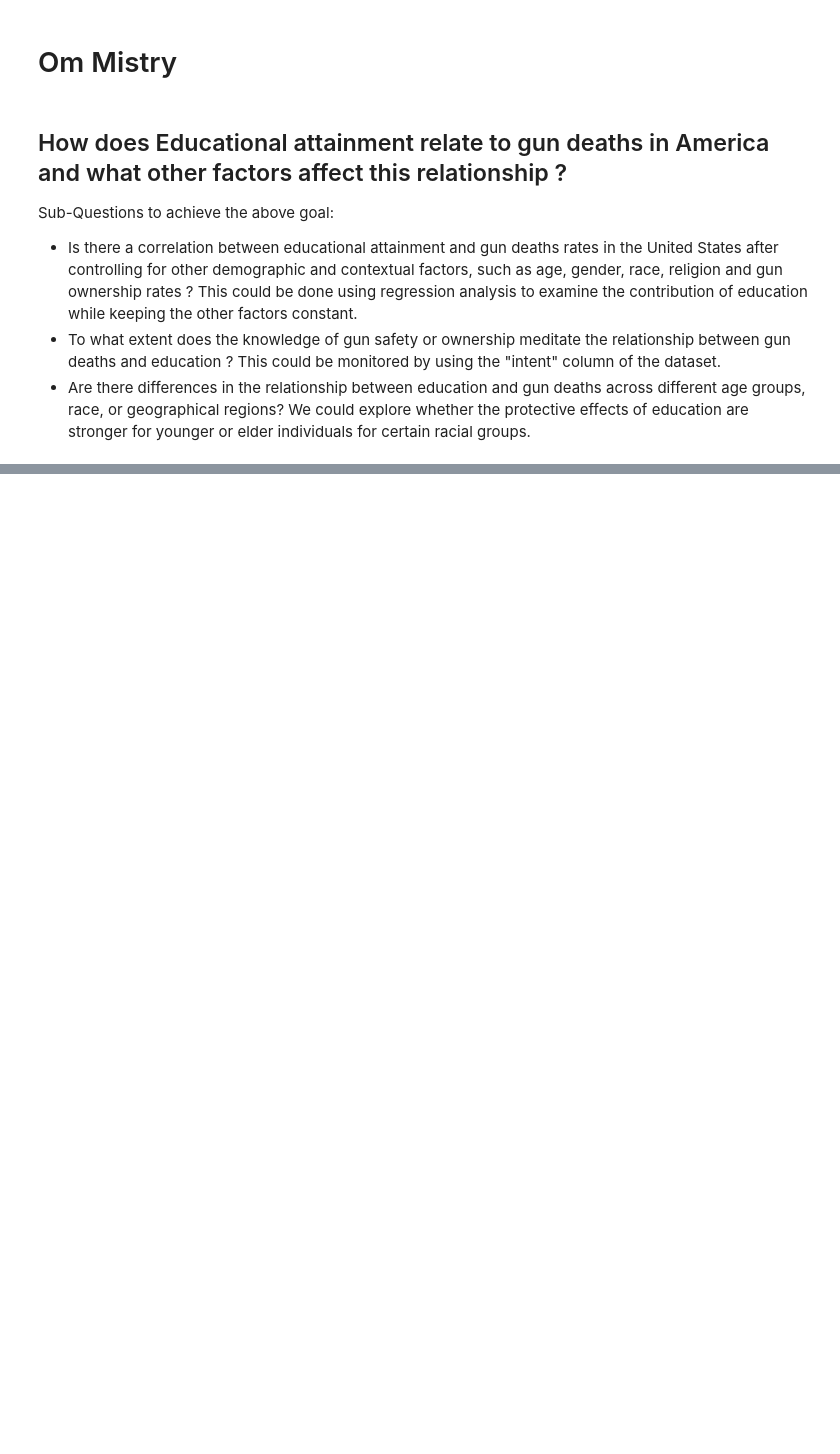
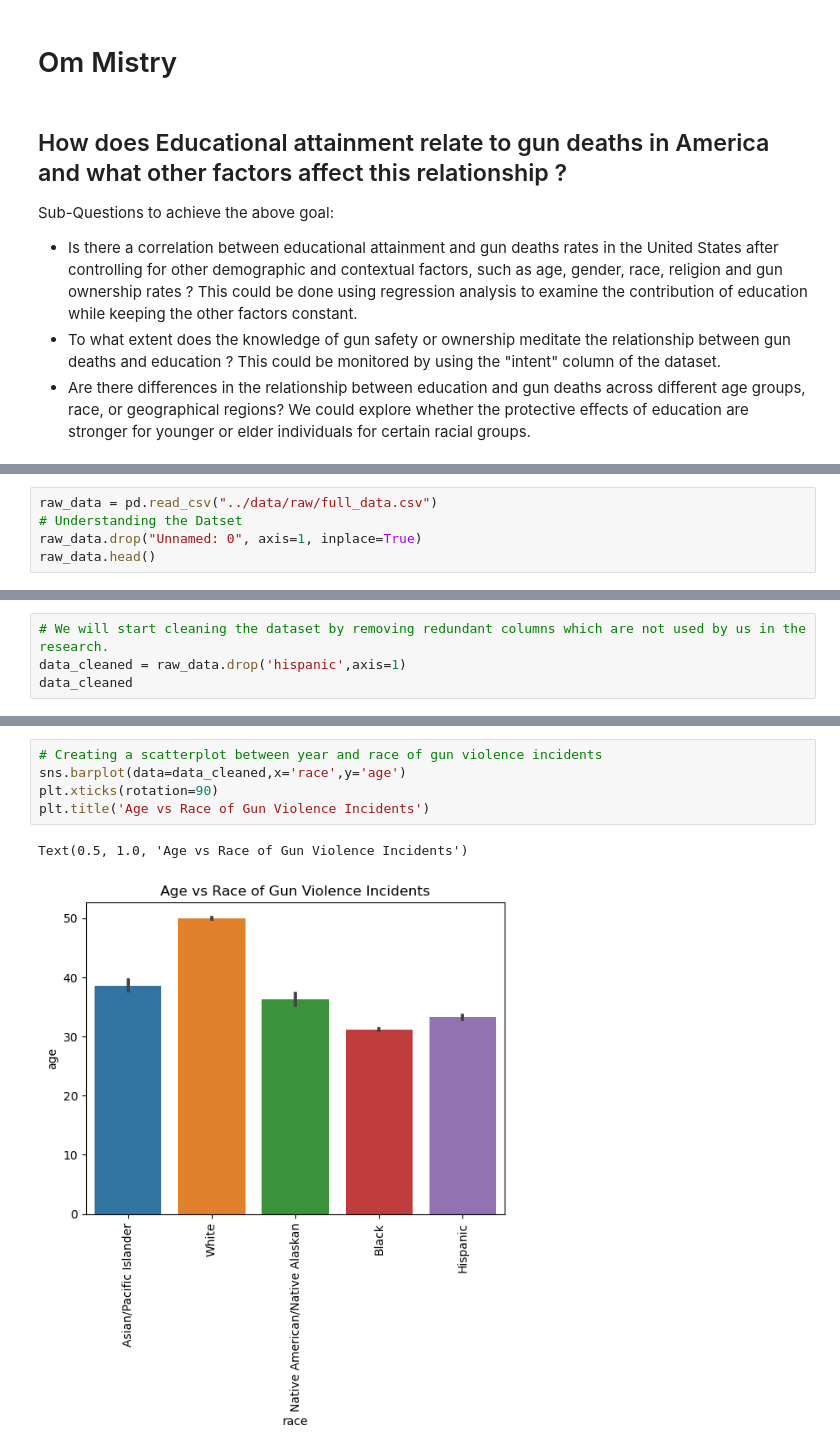
Before and after one commit to ubco-W2022T2-data301/project-group09, a Jupyter notebook: analysis/analysis1.ipynb, the cells around one changed output, grey strips where cells are left out. Saved outputs shown, nothing was run; the diff lists cells and outputs as text; blank space fills up the shorter version.

```diff
--- a/analysis/analysis1.ipynb
+++ b/analysis/analysis1.ipynb
@@ -27,0 +17,5 @@ raw_data
+# %%
+raw_data = pd.read_csv("../data/raw/full_data.csv")
+# Understanding the Datset
+raw_data.drop("Unnamed: 0", axis=1, inplace=True)
+raw_data.head()
@@ -27,0 +58,4 @@ raw_data
+# %%
+# We will start cleaning the dataset by removing redundant columns which are not used by us in the research.
+data_cleaned = raw_data.drop('hispanic',axis=1)
+data_cleaned
@@ -27,0 +94,8 @@ raw_data
+# %%
+# Creating a scatterplot between year and race of gun violence incidents
+sns.barplot(data=data_cleaned,x='race',y='age')
+plt.xticks(rotation=90)
+plt.title('Age vs Race of Gun Violence Incidents')
+# %% [output]
+Text(0.5, 1.0, 'Age vs Race of Gun Violence Incidents')
+[figure, added]
```
Also changed, not shown: parts of 14 cells of this notebook, 1 other file.
